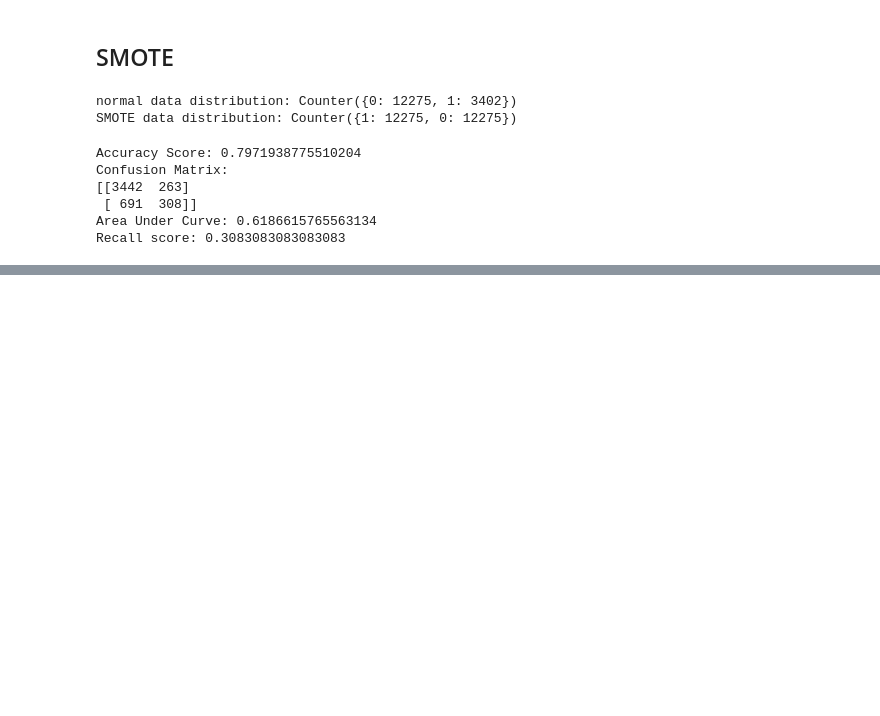
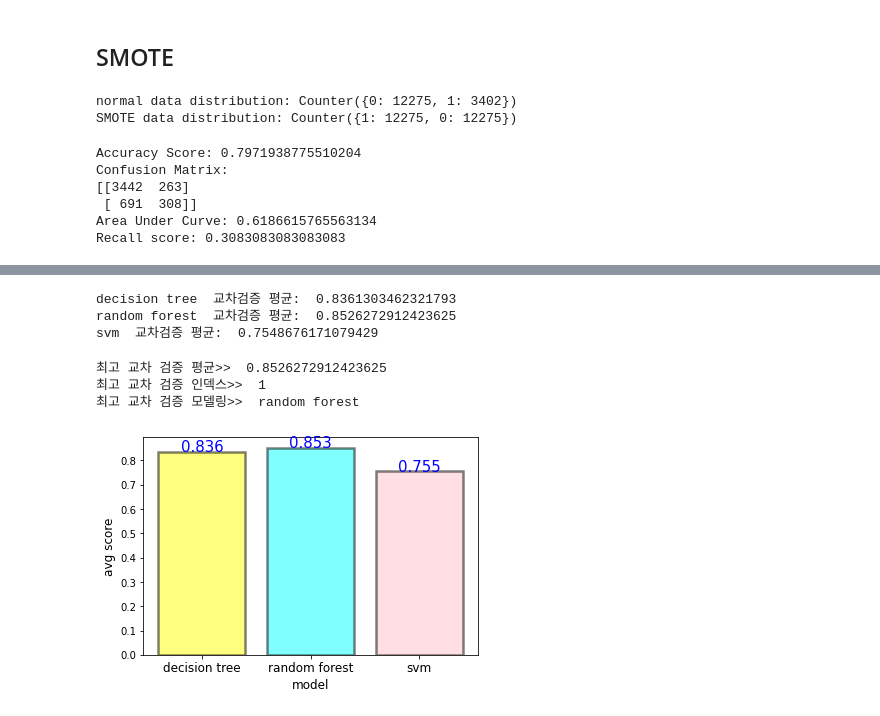
Before and after one commit to songhyeonjun/bigdata, a Jupyter notebook: 프로젝트/불균형데이터처리.ipynb, the cells around one changed output, grey strips where cells are left out. Cells and saved outputs as stored; diff of their text form; code cells hidden in the pictures; blank space fills up the shorter version.

```diff
--- a/프로젝트/불균형데이터처리.ipynb
+++ b/프로젝트/불균형데이터처리.ipynb
@@ -393,0 +420,22 @@ Recall score: 0.3083083083083083
+# %%
+def exec_kfold(df, clf, k):
+    acc_list = []
+    kfold = KFold(n_splits=k)
+    for i, (train_index, test_index) in enumerate(kfold.split(df[data])):
+        X_train2,X_test2 = X_smote[data].values[train_index], df[data].values[test_index]
+        y_train2,y_test2 = y_smote.values[train_index],y_smote.values[test_index]
+
+        clf.fit(X_train2, y_train2)
+        pred2 = clf.predict(X_test2)
+        acc = accuracy_score(y_test2, pred2)
+        acc_list.append(acc)
+        print(i , ': 교차검증 정확도>> {0:.2f}'.format(acc))
+    print('평균 정확도>> {0:.2f}'.format(np.mean(acc_list)))
+    return np.mean(acc_list)
+# %%
+acc_total = []
+model_list = ['decision tree', 'random forest', 'svm']
+for i, clf in enumerate(clf_list):
+    print(model_list[i], '----검증시작----')
+    acc_result = exec_kfold(X_smote, clf, 10)
+    acc_total.append(acc_result)
@@ -393,0 +460,40 @@ Recall score: 0.3083083083083083
+# %%
+for i in range(3):
+    print(model_list[i], " 교차검증 평균: ", acc_total[i])
+# %% [output]
+decision tree  교차검증 평균:  0.8361303462321793
+random forest  교차검증 평균:  0.8526272912423625
+svm  교차검증 평균:  0.7548676171079429
+# %%
+# 최대 평균값 ==
+max_value = np.max(acc_total)
+# 최대 평균값 인덱스 ==
+max_index = np.argmax(acc_total)
+# 최대 평균값 모델명 ==
+max_model = model_list[max_index]
+
+print('최고 교차 검증 평균>> ', max_value)
+print('최고 교차 검증 인덱스>> ', max_index)
+print('최고 교차 검증 모델링>> ', max_model)
+# %% [output]
+최고 교차 검증 평균>>  0.8526272912423625
+최고 교차 검증 인덱스>>  1
+최고 교차 검증 모델링>>  random forest
+# %%
+def add_value_label(x_list,y_list):
+    for i in range(1, len(x_list)+1):
+        plt.text(i-1,y_list[i-1],y_list[i-1],
+                 fontsize=15,
+                 color="blue",
+                 ha="center")
+# %%
+plt.bar(np.arange(len(acc_total)),
+        acc_total,color = ['yellow', 'cyan', 'pink'], alpha = 0.5,
+        edgecolor = 'black', linewidth = 2.5)
+plt.xticks(np.arange(len(acc_total)), model_list, fontsize=12)
+plt.xlabel('model', fontsize=12)
+plt.ylabel('avg score', fontsize=12)
+add_value_label(model_list, np.round(acc_total, 3))
+plt.show()
+# %% [output]
+[figure, added]
```
Also changed, not shown: parts of 6 cells of this notebook.
